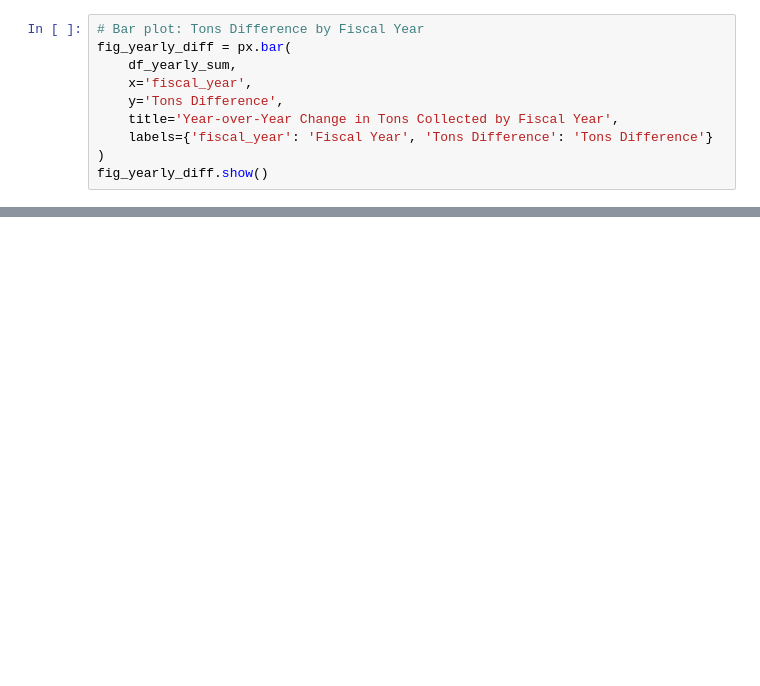
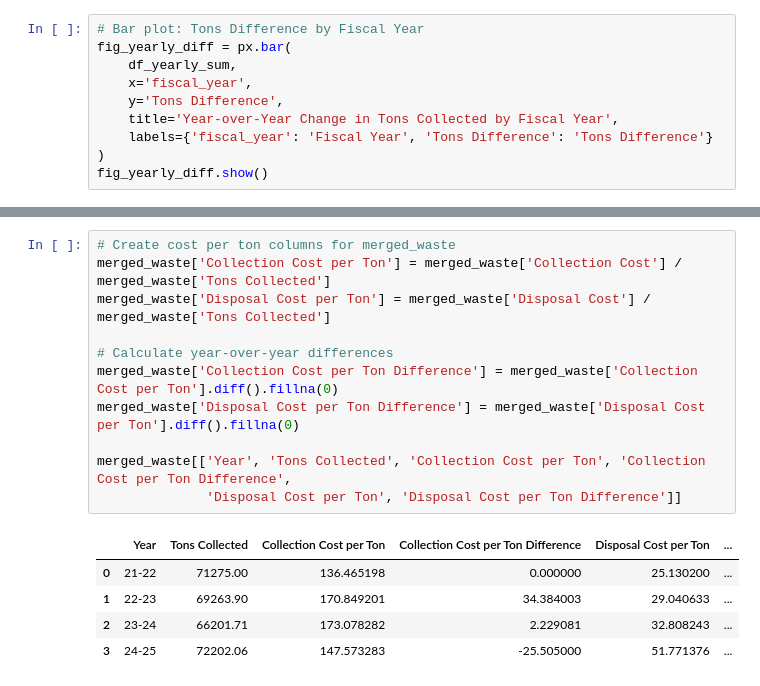
Before and after one commit to a-vargasmarte/food-waste-recycling-impact, a Jupyter notebook: notebook/DataExploration.ipynb, the cells around one changed output, grey strips where cells are left out. Saved outputs shown, nothing was run; the diff lists cells and outputs as text; blank space fills up the shorter version.

```diff
--- a/notebook/DataExploration.ipynb
+++ b/notebook/DataExploration.ipynb
@@ -910,0 +1027,17 @@ fig_yearly_diff.show()
+# %%
+# Create cost per ton columns for merged_waste
+merged_waste['Collection Cost per Ton'] = merged_waste['Collection Cost'] / merged_waste['Tons Collected']
+merged_waste['Disposal Cost per Ton'] = merged_waste['Disposal Cost'] / merged_waste['Tons Collected']
+
+# Calculate year-over-year differences
+merged_waste['Collection Cost per Ton Difference'] = merged_waste['Collection Cost per Ton'].diff().fillna(0)
+merged_waste['Disposal Cost per Ton Difference'] = merged_waste['Disposal Cost per Ton'].diff().fillna(0)
+
+merged_waste[['Year', 'Tons Collected', 'Collection Cost per Ton', 'Collection Cost per Ton Difference',
+              'Disposal Cost per Ton', 'Disposal Cost per Ton Difference']]
+# %% [output]
+|  | Year | Tons Collected | Collection Cost per Ton | Collection Cost per Ton Difference | Disposal Cost per Ton | ... |
+| 0 | 21-22 | 71275.00 | 136.465198 | 0.000000 | 25.130200 | ... |
+| 1 | 22-23 | 69263.90 | 170.849201 | 34.384003 | 29.040633 | ... |
+| 2 | 23-24 | 66201.71 | 173.078282 | 2.229081 | 32.808243 | ... |
+| 3 | 24-25 | 72202.06 | 147.573283 | -25.505000 | 51.771376 | ... |
```
Also changed, not shown: parts of 16 cells of this notebook, 1 other file.
